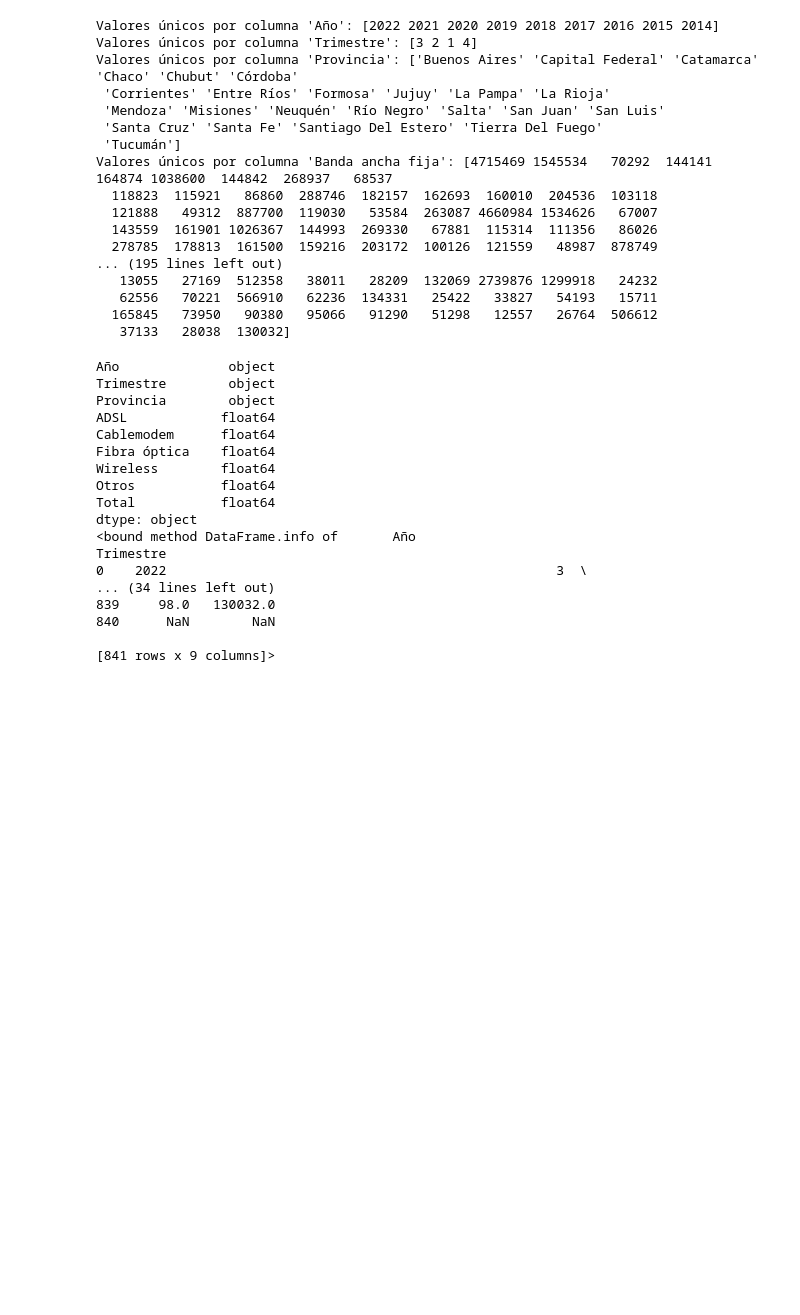
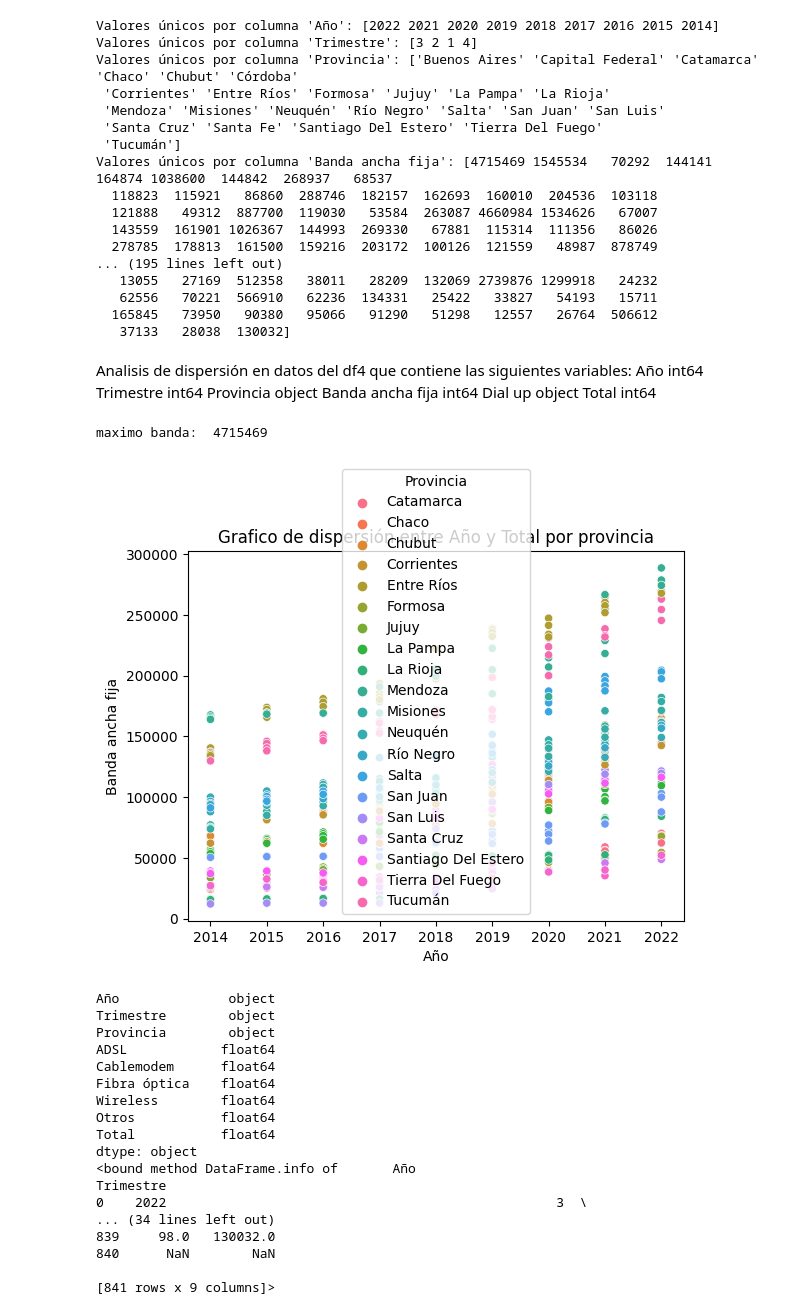
Before and after one commit to QuimeraRios/PI-2Telecomunicaciones, a Jupyter notebook: Datasets/Penetracion/ETL.ipynb, the cells around one changed output. Cells and saved outputs as stored; diff of their text form; code cells hidden in the pictures; blank space fills up the shorter version.

```diff
--- a/Datasets/Penetracion/ETL.ipynb
+++ b/Datasets/Penetracion/ETL.ipynb
@@ -210,6 +265,34 @@ Valores únicos por columna 'Banda ancha fija': [4715469 1545534   70292  144141
    62556   70221  566910   62236  134331   25422   33827   54193   15711
   165845   73950   90380   95066   91290   51298   12557   26764  506612
    37133   28038  130032]
+# %% [markdown]
+Analisis de dispersión en datos del df4 que contiene las siguientes variables:
+Año                  int64
+Trimestre            int64
+Provincia           object
+Banda ancha fija     int64
+Dial up             object
+Total                int64
+# %%
+ValorbandaMax= max(df4['Banda ancha fija'])
+print("maximo banda: ", ValorbandaMax)
+# %% [output]
+maximo banda:  4715469
+# %%
+df4graf4=df4
+# Filtrar valores que sean menores que 'Valortotalmax'
+ValorbandaMax= 472000
+df_filtered4 = df4graf4[df4graf4['Banda ancha fija'] < ValorbandaMax]
+
+# Graficar el resultado
+#fig = plt.figure(figsize=(6,4))
+sns.scatterplot(x='Año', y='Banda ancha fija', hue='Provincia', data=df_filtered4)
+#se filtra por provincia
+
+plt.title('Grafico de dispersión entre Año y Total por provincia')
+plt.show()
+# %% [output]
+[figure, added]
 # %%
 df6 = pd.read_excel('6.xlsx')
 # %%
```
Also changed, not shown: parts of 44 cells of this notebook.
